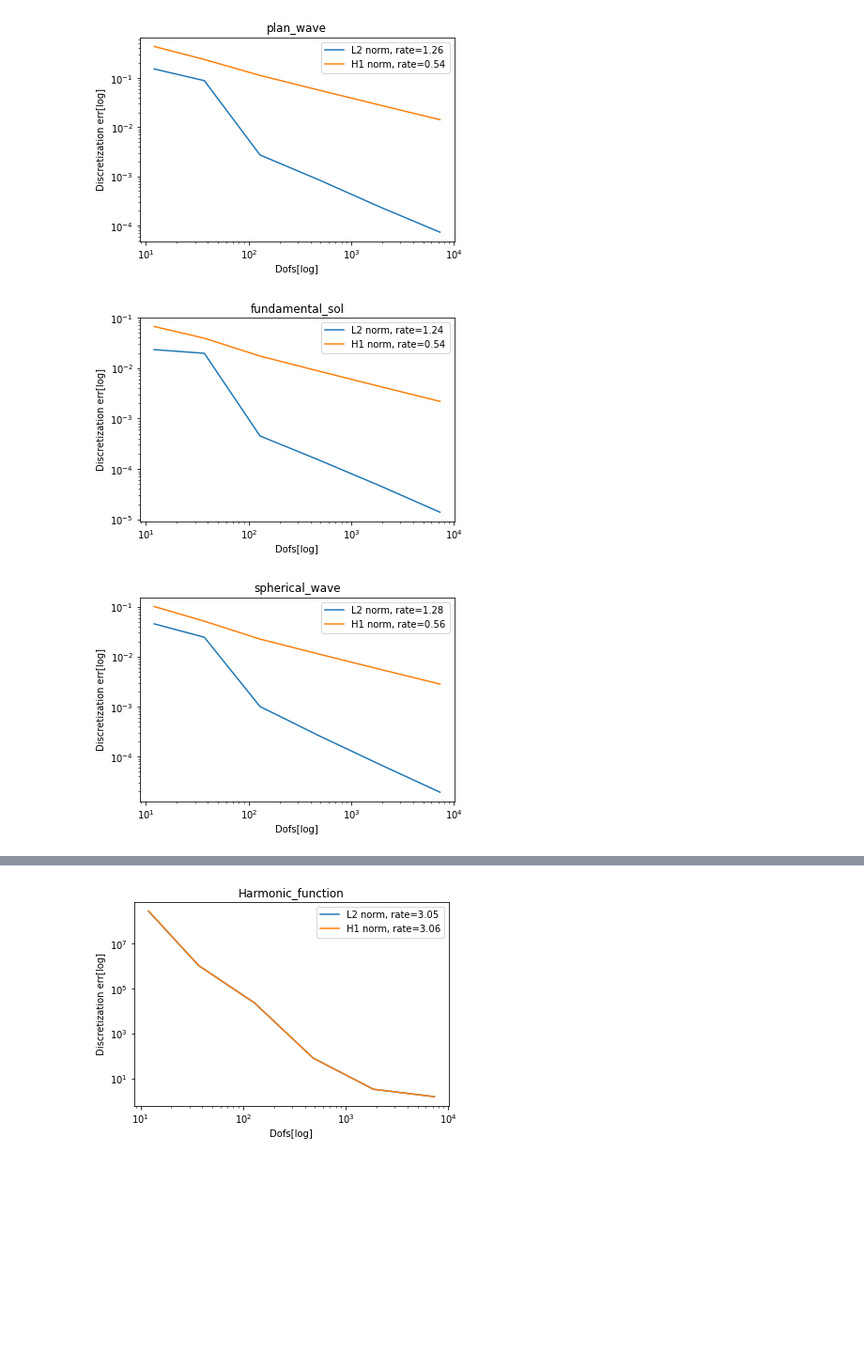
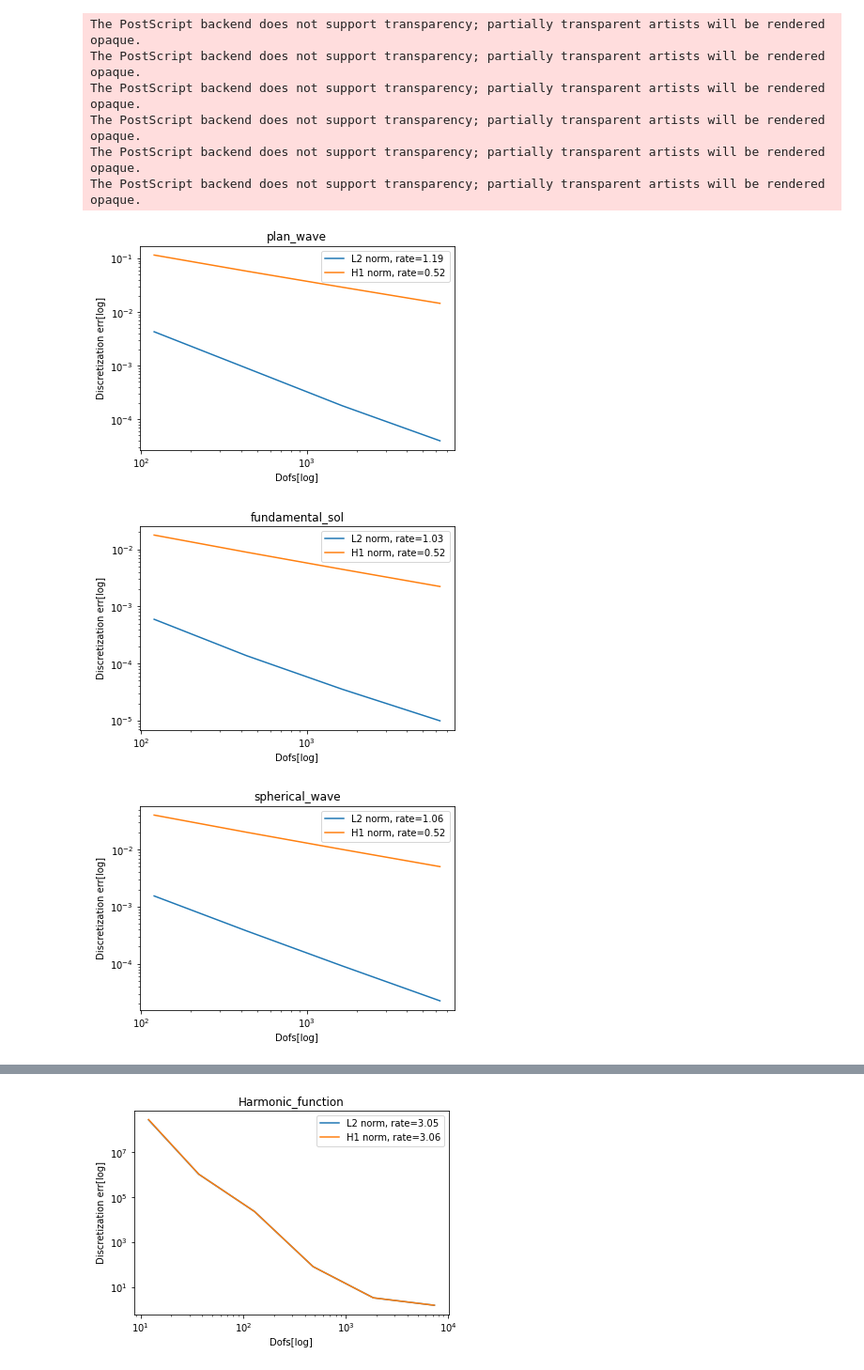
Before and after one commit to liaowangh/PUM_WaveRay, a Jupyter notebook: code/plot_err/plot_error.ipynb, the cells around one changed output, grey strips where cells are left out. Shown at 94% size. Cells and saved outputs as stored; diff of their text form; code cells hidden in the pictures; blank space fills up the shorter version.

Commit message:
plot errors

```diff
--- a/code/plot_err/plot_error.ipynb
+++ b/code/plot_err/plot_error.ipynb
@@ -29,17 +29,23 @@ def plot_save(ndofs, L2err, H1err, sol_name):
 # %%
 data_file = ["plan_wave.txt", "fundamental_sol.txt", "spherical_wave.txt"]
 for f in data_file:
     sol_name = f.split('.')[0]
     df = pd.read_csv(f, sep=' ')
     ndofs = df['N'].to_numpy()
     L2err = df['L2_err'].to_numpy()
     H1err = df['H1_err'].to_numpy()
-    plot_save(ndofs, L2err, H1err, sol_name)
-#     plot_save(ndofs[2:], L2err[2:], H1err[2:], sol_name)
+#     plot_save(ndofs, L2err, H1err, sol_name)
+    plot_save(ndofs[2:], L2err[2:], H1err[2:], sol_name)
 # %% [output]
+The PostScript backend does not support transparency; partially transparent artists will be rendered opaque.
+The PostScript backend does not support transparency; partially transparent artists will be rendered opaque.
+The PostScript backend does not support transparency; partially transparent artists will be rendered opaque.
+The PostScript backend does not support transparency; partially transparent artists will be rendered opaque.
+The PostScript backend does not support transparency; partially transparent artists will be rendered opaque.
+The PostScript backend does not support transparency; partially transparent artists will be rendered opaque.
-[figure, old version]
+[figure, new version]
-[figure, old version]
+[figure, new version]
-[figure, old version]
+[figure, new version]
 # %%
 data_file = ["pum_plan_wave.txt", "pum_fundamental_sol.txt", "pum_spherical_wave.txt"]
 for f in data_file:
```
Also changed, not shown: parts of 2 cells of this notebook, 11 other files.
